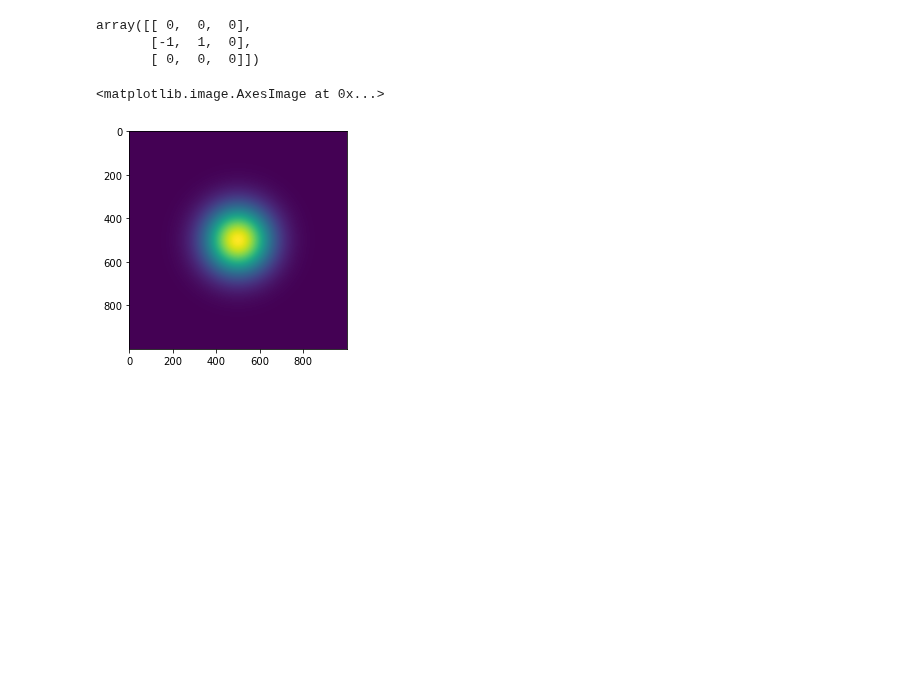
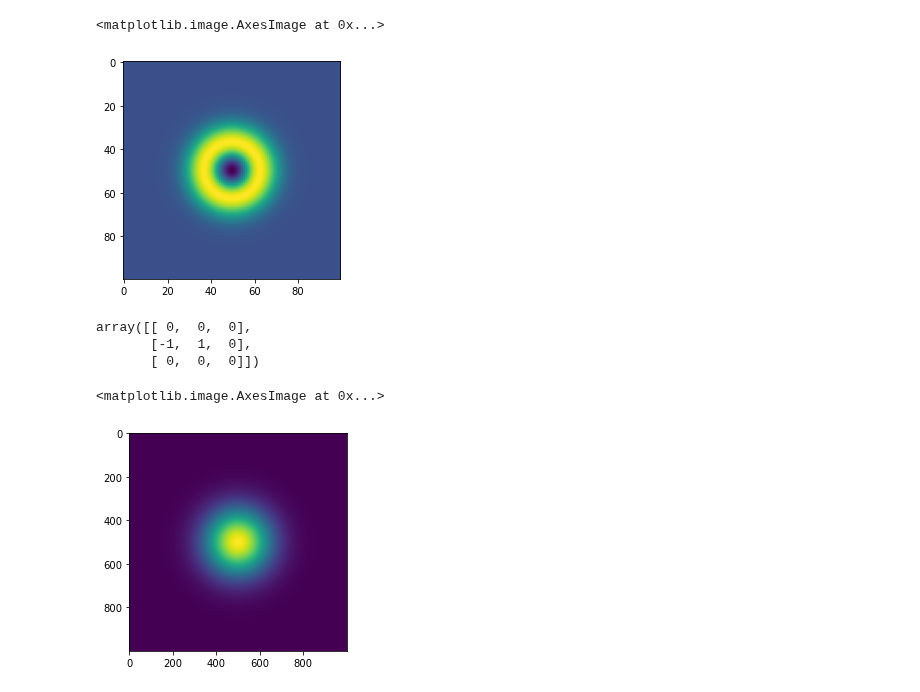
Before and after one commit to OliverSkocek/maxwell, a Jupyter notebook: notebooks/another_discretization_of_2d_maxwell.ipynb, the cells around one changed output. Saved outputs shown, nothing was run; the diff lists cells and outputs as text; code cells hidden in the pictures; blank space fills up the shorter version.

```diff
--- a/notebooks/another_discretization_of_2d_maxwell.ipynb
+++ b/notebooks/another_discretization_of_2d_maxwell.ipynb
@@ -12,3 +22,12 @@ from time import time
+# %%
+mwell = Maxwell2DFiniteDifference(mesh_size=0.01, step_size=1e-3, )
+# %%
+B, E, I, p = mwell.evolve(lambda x: np.exp(-np.sum(np.square((x-np.array([0.5,0.5]).reshape((2,1,1)))/0.1), axis=0)), lambda x: np.zeros(mwell._U.shape), lambda x: np.zeros(mwell._p.shape), 1)
+# %%
+plt.imshow(B)
+# %% [output]
+<matplotlib.image.AxesImage at 0x...>
+[figure, added]
 # %%
 N = 1000
 dt = 0.001
```
Also changed, not shown: parts of 2 cells of this notebook, 1 other file.
